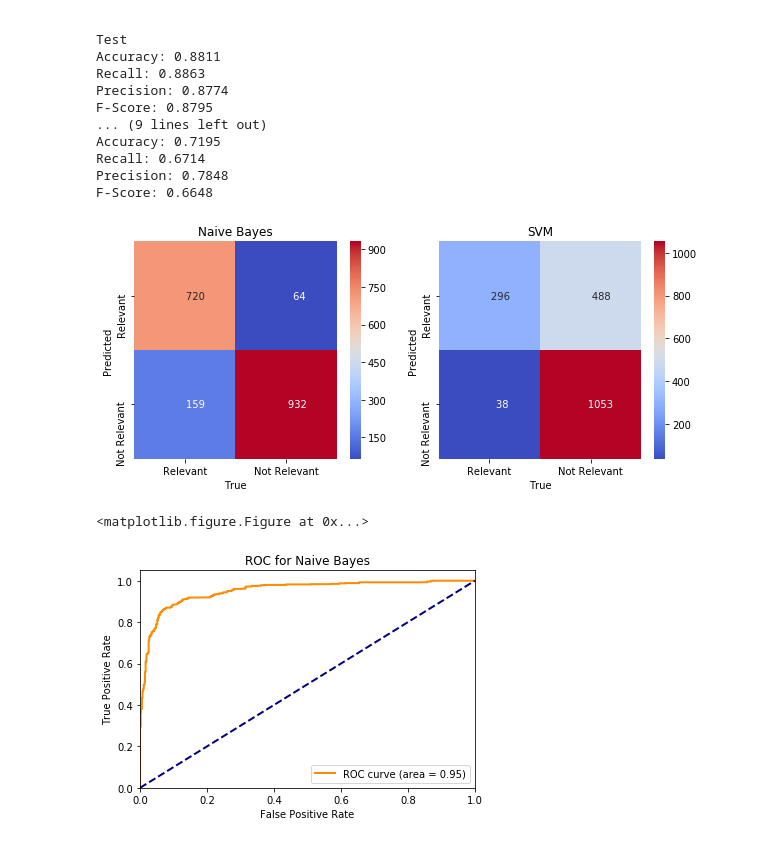
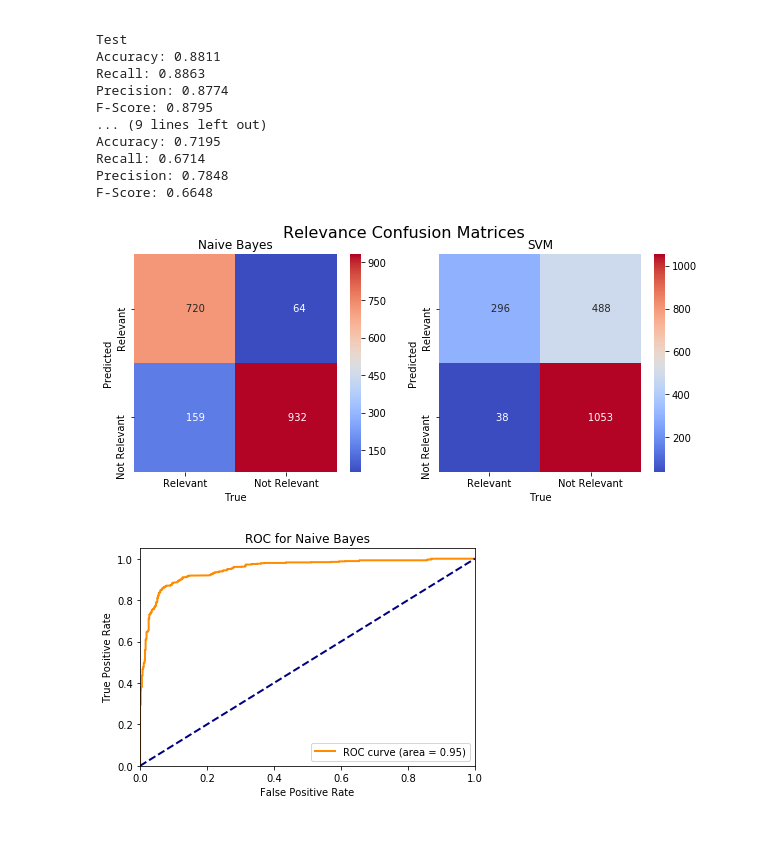
Before and after one commit to edwardsong05/ENSF-619-03-04-ClassProject, a Jupyter notebook: RelevantClassifier/RelevantClassifier-lemma.ipynb, the cells around one changed output. Drawn from its saved outputs; the diff is of its cells as text; code cells hidden in the pictures.

Commit message:
Added ROCs for sentiment and fixed confusion matrix output

```diff
--- a/RelevantClassifier/RelevantClassifier-lemma.ipynb
+++ b/RelevantClassifier/RelevantClassifier-lemma.ipynb
@@ -114,37 +114,37 @@ import seaborn as sn
 import pandas as pd
 import matplotlib.pyplot as plt
 
 def normalizeCM(cm):
     cm = cm.astype('float') / cm.sum(axis=1)[:, np.newaxis]
     return cm
 
 def createCmDf(cm):
     df_cm = pd.DataFrame(cm, index = ["Relevant", "Not Relevant"], columns = ["Relevant", "Not Relevant"])
     return df_cm
 
 cm_nb = confusion_matrix(y_test,test_pred_nb, labels = [1, 0])
 
 cm_svm = confusion_matrix(y_test,test_pred_svm, labels = [1, 0])
 
 df_nb = createCmDf(cm_nb)
 df_svm = createCmDf(cm_svm)
 
 fig, (ax1,ax2) = plt.subplots(ncols=2, figsize=(10, 4))
 fmt = '10d'
 im = sn.heatmap(df_nb, ax=ax1, annot=True, cmap='coolwarm', fmt=fmt)
 ax1.set_title("Naive Bayes")
 ax1.set_xlabel("True")
 ax1.set_ylabel("Predicted")
 sn.heatmap(df_svm, ax=ax2, annot=True, cmap='coolwarm', fmt=fmt)
 ax2.set_title("SVM")
 ax2.set_xlabel("True")
 ax2.set_ylabel("Predicted")
 mappable = im.get_children()[0]
-plt.show()
-plt.savefig('ConfusionMatrix.png')
+fig.suptitle('Relevance Confusion Matrices', fontsize=16)
+plt.savefig('RelevanceConfusionMatrix.pdf')
+plt.show();
 # %% [output]
-[figure, old version]
+[figure, new version]
-<matplotlib.figure.Figure at 0x...>
 # %%
 # ROC curves
 pred_prob_nb = text_clf_nb.predict_proba(x_test)
```
Also changed, not shown: 6 other files.
